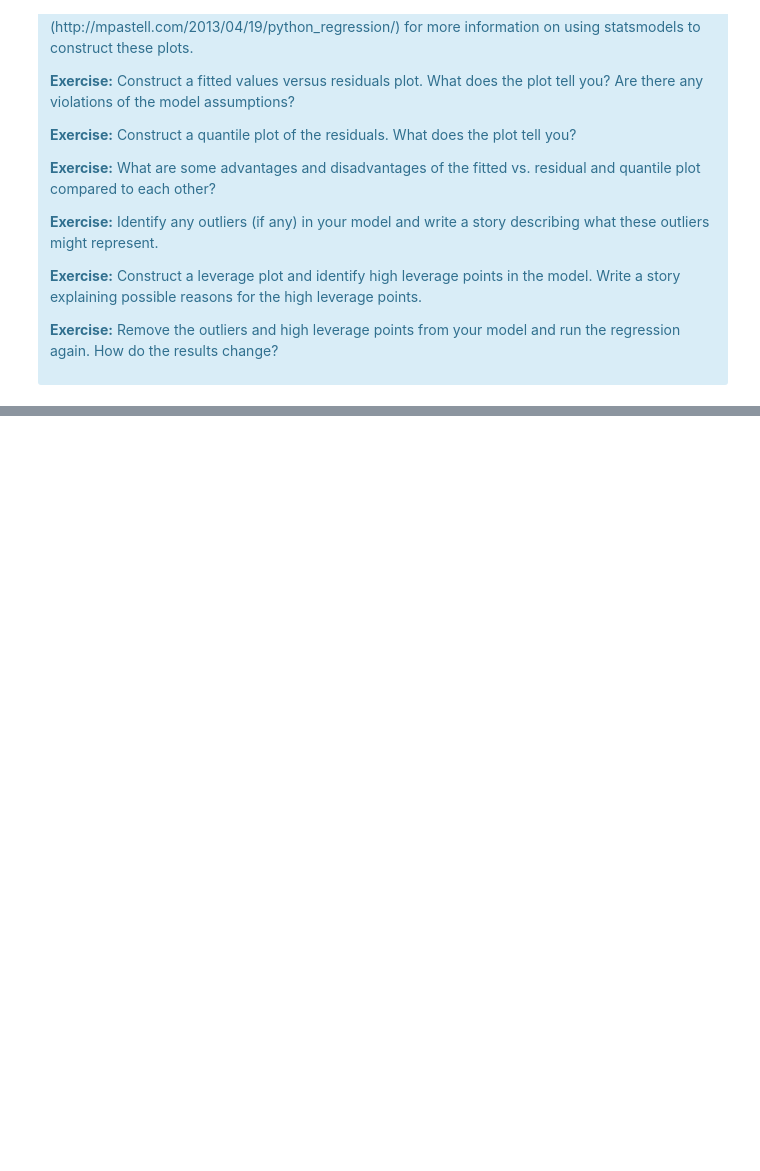
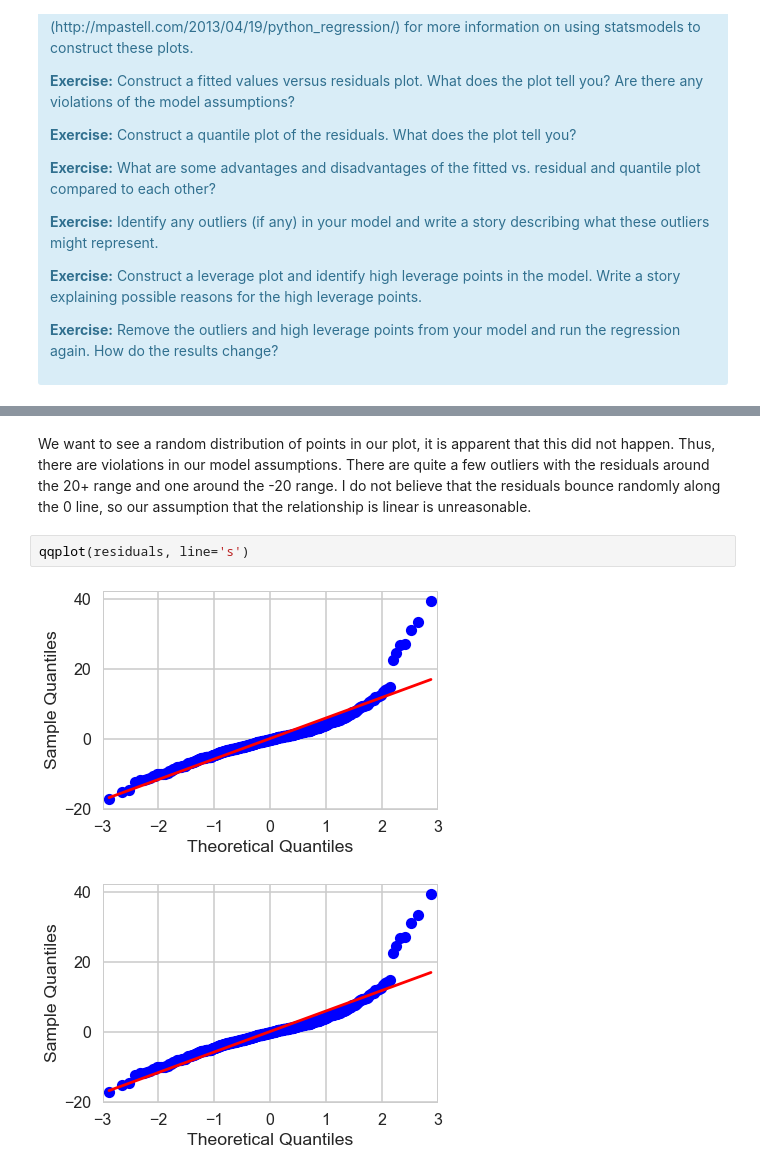
Before and after one commit to littlesiagoy/Springboard-Projects, a Jupyter notebook: Machine Learning Projects/1 - Linear Regression Using Boston Housing Data Set/Mini_Project_Linear_Regression.ipynb, the cells around one changed output, grey strips where cells are left out. Cells and saved outputs as stored; diff of their text form; blank space fills up the shorter version.

```diff
--- a/Machine Learning Projects/1 - Linear Regression Using Boston Housing Data Set/Mini_Project_Linear_Regression.ipynb
+++ b/Machine Learning Projects/1 - Linear Regression Using Boston Housing Data Set/Mini_Project_Linear_Regression.ipynb
@@ -869,0 +880,7 @@ There are some other issues that are important investigate with linear regressio
+# %% [markdown]
+We want to see a random distribution of points in our plot, it is apparent that this did not happen.  Thus, there are violations in our model assumptions.  There are quite a few outliers with the residuals around the 20+ range and one around the -20 range. I do not believe that the residuals bounce randomly along the 0 line, so our assumption that the relationship is linear is unreasonable.
+# %%
+qqplot(residuals, line='s')
+# %% [output]
+[figure, added]
+[figure, added]
```
Also changed, not shown: parts of 15 cells of this notebook, 4 other files.
